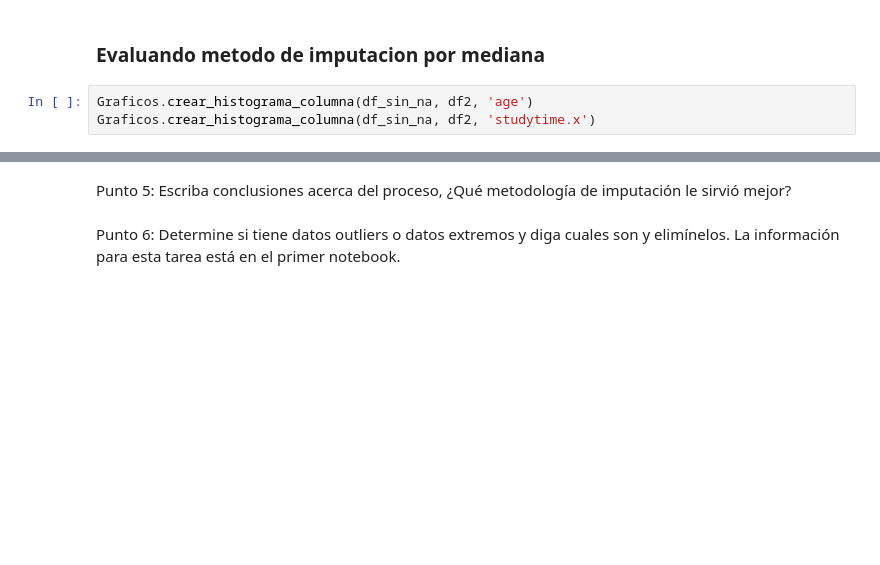
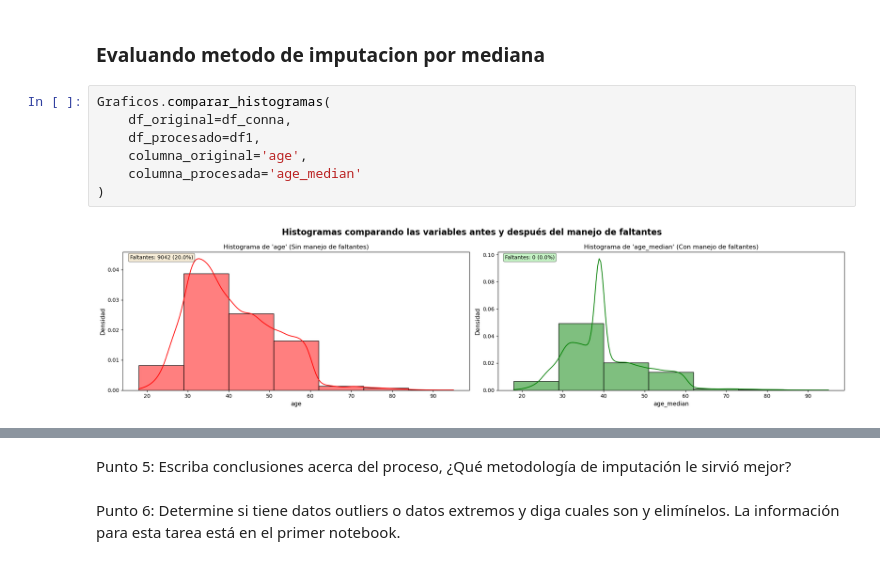
Before and after one commit to TheMaorba/DataMining, a Jupyter notebook: Tarea2/Tarea2.ipynb, the cells around one changed output, grey strips where cells are left out. Cells and saved outputs as stored; diff of their text form; blank space fills up the shorter version.

```diff
--- a/Tarea2/Tarea2.ipynb
+++ b/Tarea2/Tarea2.ipynb
@@ -89,5 +176,11 @@ Graficos.crear_histograma_columna(df_sin_na, df2, 'studytime.x')
 # %% [markdown]
 ### Evaluando metodo de imputacion por mediana
 # %%
-Graficos.crear_histograma_columna(df_sin_na, df2, 'age')
-Graficos.crear_histograma_columna(df_sin_na, df2, 'studytime.x')
+Graficos.comparar_histogramas(
+    df_original=df_conna,
+    df_procesado=df1,
+    columna_original='age',
+    columna_procesada='age_median'
+)
+# %% [output]
+[figure, added]
```
Also changed, not shown: parts of 17 cells of this notebook, 4 other files.
